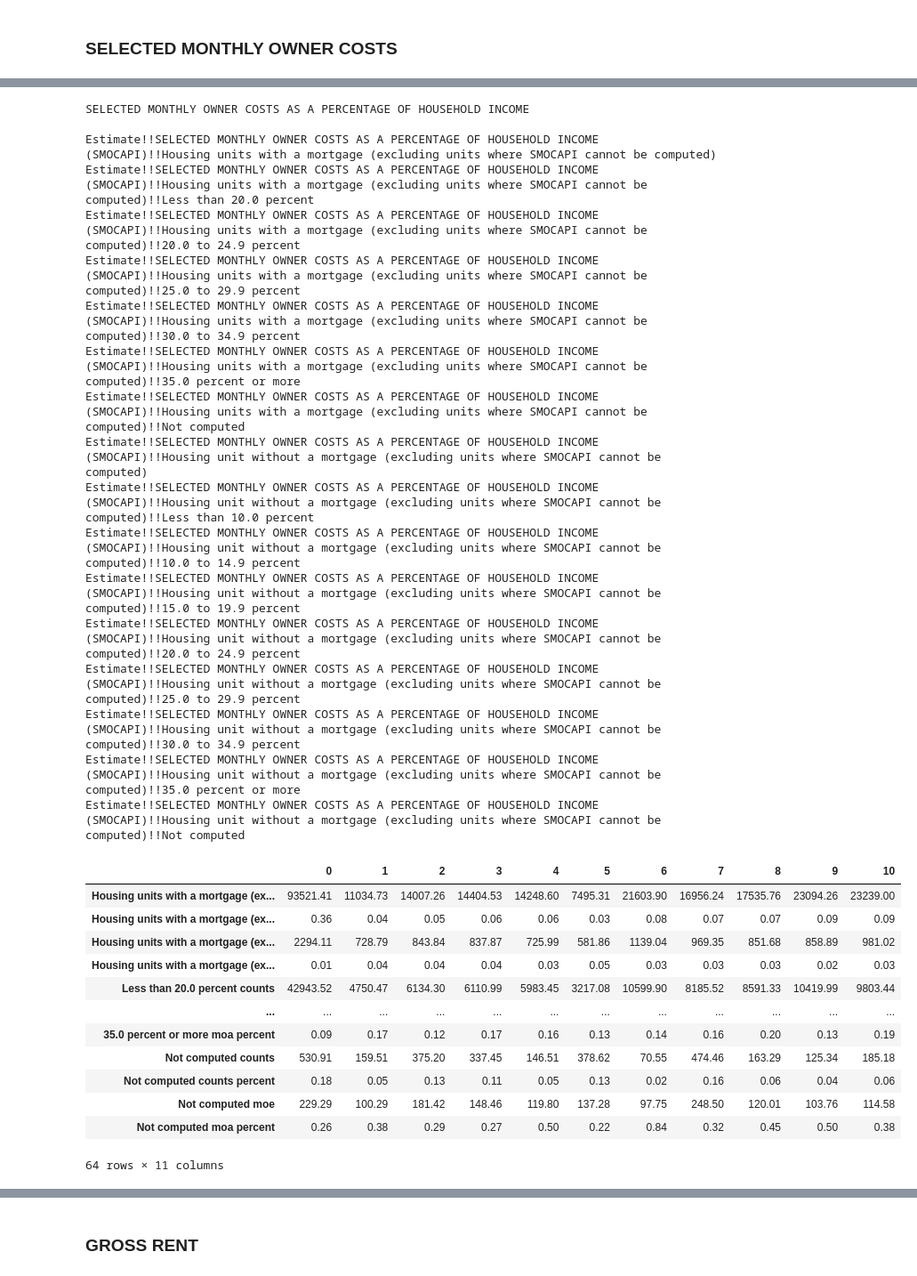
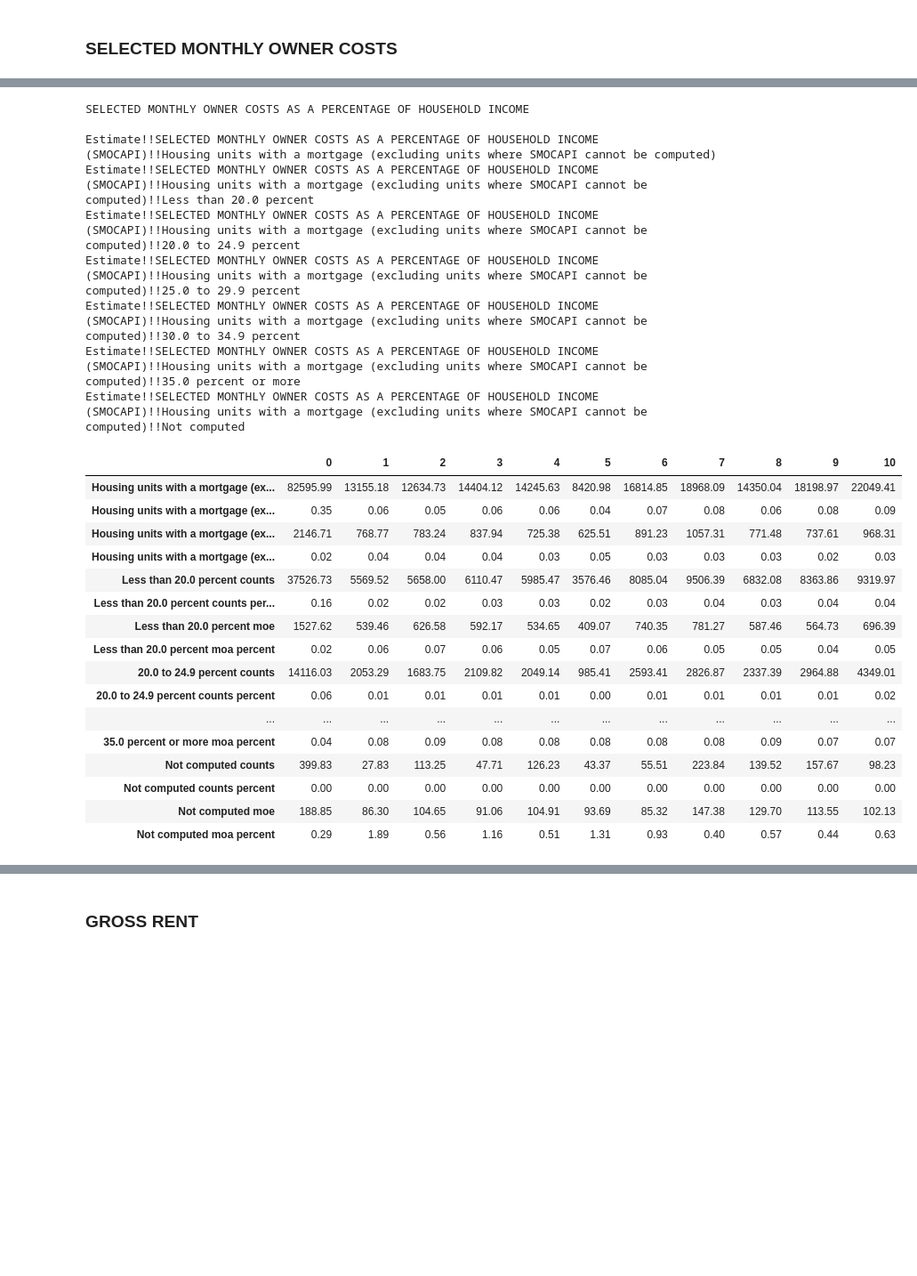
Before and after one commit to misty-garcia/sa2020-CCD, a Jupyter notebook: census_data_housing.ipynb, the cells around one changed output, grey strips where cells are left out. Shown at 89% size. Saved outputs shown, nothing was run; the diff lists cells and outputs as text; code cells hidden in the pictures; blank space fills up the shorter version.

Commit message:
updating demon

```diff
--- a/census_data_housing.ipynb
+++ b/census_data_housing.ipynb
@@ -11,14 +11,18 @@ import math
 # %% [markdown]
 This sheet tells which district each census tract aligns with and what percentage of the district is included. District 0 are census tracts outside of San Antonio.
 # %%
-dist = pd.read_excel('CMO_CDTractsPrecincts_220406.xlsx')
-dist = dist[['Council District',
-             'Tract 2020 ID\n(Use with 2020 Decennial Census)',
-             'Percentage of Tract 2020 in Council District']]
+dist = pd.read_excel('CMO_CDTractsPrecincts_May2023.xlsx')
+dist.columns = dist.columns.str.replace('\n','')\
+                .str.replace('\(.+', '_', regex=True)\
+                .str.lower().str.replace(' ', '_')\
+                .str.strip('_')
+dist = dist[['council_district2023',
+             'tract_2010_id',
+             'percentage_of_tract_2010_in_council_district_2023']]
 dist.columns = ['council','tract','percent']
 dist = dist.iloc[1:].reset_index(drop=True)
 dist.tract = dist.tract.astype(str)
-dist.council = np.where(dist.council == 'Outside CoSA', 0, dist.council)
+dist.council = np.where(dist.council.isnull(), 0, dist.council)
 dist.head()
 # %% [output]
 |  | council | tract | percent |
@@ -93,21 +97,25 @@ array(['HOUSING OCCUPANCY', 'UNITS IN STRUCTURE', 'YEAR STRUCTURE BUILT',
 # %% [markdown]
 ## Functions to combine everything
 # %%
-def cal_counts(label):
+def cal_counts(label, demon):
+    demon = demon.lower()
+
     #pull out estimate and moa
     name_est = label + 'e'
     name_moa = label + 'm'
 
     #find the corresponding title to census label
     string = labels [labels.column_name == name_est].label.iloc[0]
-#     label_title = re.findall('!!([\w\s]+)$',string)[0]
     if not string.split('!!')[3:]:
         label_title = string.split('!!')[-1]
     else:
         label_title = '!!'.join(string.split('!!')[3:])
 
     #isolate just one indicator
-    data = dataall[['geo_id', name_est, name_moa]].copy()
+    if demon == name_est:
+        data = dataall[['geo_id', name_est, name_moa]].copy()
+    else:
+        data = dataall[['geo_id', name_est, name_moa, demon]].copy()
 
     #join districts and indicator together
     df = dist.merge(data, how='inner', right_on='geo_id', left_on='tract')
@@ -117,9 +125,14 @@ def cal_counts(label):
     df['tru_count'] = df[name_est].astype(float) * df.percent
     df['tru_error'] = df[name_moa].astype(float) * df.percent
 
+    if demon == name_est:
+        total_counts = df['tru_count'].astype(int).sum()
+    else:
+        df['tru_demon'] = df[demon].astype(float) * df.percent
+        total_counts = df['tru_demon'].astype(int).sum()
+
     #for each council district, sum up counts, and calculate new moe
     council_counts = []
-    total_counts = df.tru_count.sum()
 
     for x in df.council.unique():
         subset = df [df.council == x]
@@ -140,12 +153,12 @@ def cal_counts(label):
 
     return dff
 # %%
-def cal_district_numbers(labels_check):
+def cal_district_numbers(labels_check, demon):
     district_totals = pd.DataFrame(np.arange(11))
     totals = []
 
     for label in labels_check:
-        dff = cal_counts(label)
+        dff = cal_counts(label, demon)
         name = dff.index.name
         dff.columns = [name + ' counts', name + ' counts percent', name + ' moe', name + ' moa percent']
         dff = dff.reset_index(drop=True)
@@ -729,12 +722,13 @@ print(grouping)
 print()
 
 current_labels = labels [labels.label.str.contains(grouping)]
+current_labels = current_labels.iloc[:-16]
 labels_check = current_labels.column_name.str[:-1]
 
 for titles in current_labels.label:
     print(titles)
 
-final14 = cal_district_numbers(labels_check)
+final14 = cal_district_numbers(labels_check, 'DP04_0093E')
 final14
 # %% [output]
 SELECTED MONTHLY OWNER COSTS
@@ -772,46 +768,42 @@ Estimate!!SELECTED MONTHLY OWNER COSTS AS A PERCENTAGE OF HOUSEHOLD INCOME (SMOC
 # %%
 grouping = groups[14]
 grouping = grouping[:-10]
 print(grouping)
 print()
 
 current_labels = labels [labels.label.str.contains(grouping)]
+current_labels = current_labels.iloc[:-9]
 labels_check = current_labels.column_name.str[:-1]
 
 for titles in current_labels.label:
     print(titles)
 
-final15 = cal_district_numbers(labels_check)
+final15 = cal_district_numbers(labels_check, 'DP04_0110E')
 final15
 # %% [output]
 SELECTED MONTHLY OWNER COSTS AS A PERCENTAGE OF HOUSEHOLD INCOME
 
 Estimate!!SELECTED MONTHLY OWNER COSTS AS A PERCENTAGE OF HOUSEHOLD INCOME (SMOCAPI)!!Housing units with a mortgage (excluding units where SMOCAPI cannot be computed)
 Estimate!!SELECTED MONTHLY OWNER COSTS AS A PERCENTAGE OF HOUSEHOLD INCOME (SMOCAPI)!!Housing units with a mortgage (excluding units where SMOCAPI cannot be computed)!!Less than 20.0 percent
 Estimate!!SELECTED MONTHLY OWNER COSTS AS A PERCENTAGE OF HOUSEHOLD INCOME (SMOCAPI)!!Housing units with a mortgage (excluding units where SMOCAPI cannot be computed)!!20.0 to 24.9 percent
 Estimate!!SELECTED MONTHLY OWNER COSTS AS A PERCENTAGE OF HOUSEHOLD INCOME (SMOCAPI)!!Housing units with a mortgage (excluding units where SMOCAPI cannot be computed)!!25.0 to 29.9 percent
 Estimate!!SELECTED MONTHLY OWNER COSTS AS A PERCENTAGE OF HOUSEHOLD INCOME (SMOCAPI)!!Housing units with a mortgage (excluding units where SMOCAPI cannot be computed)!!30.0 to 34.9 percent
 Estimate!!SELECTED MONTHLY OWNER COSTS AS A PERCENTAGE OF HOUSEHOLD INCOME (SMOCAPI)!!Housing units with a mortgage (excluding units where SMOCAPI cannot be computed)!!35.0 percent or more
 Estimate!!SELECTED MONTHLY OWNER COSTS AS A PERCENTAGE OF HOUSEHOLD INCOME (SMOCAPI)!!Housing units with a mortgage (excluding units where SMOCAPI cannot be computed)!!Not computed
-Estimate!!SELECTED MONTHLY OWNER COSTS AS A PERCENTAGE OF HOUSEHOLD INCOME (SMOCAPI)!!Housing unit without a mortgage (excluding units where SMOCAPI cannot be computed)
-Estimate!!SELECTED MONTHLY OWNER COSTS AS A PERCENTAGE OF HOUSEHOLD INCOME (SMOCAPI)!!Housing unit without a mortgage (excluding units where SMOCAPI cannot be computed)!!Less than 10.0 percent
-Estimate!!SELECTED MONTHLY OWNER COSTS AS A PERCENTAGE OF HOUSEHOLD INCOME (SMOCAPI)!!Housing unit without a mortgage (excluding units where SMOCAPI cannot be computed)!!10.0 to 14.9 percent
-Estimate!!SELECTED MONTHLY OWNER COSTS AS A PERCENTAGE OF HOUSEHOLD INCOME (SMOCAPI)!!Housing unit without a mortgage (excluding units where SMOCAPI cannot be computed)!!15.0 to 19.9 percent
-Estimate!!SELECTED MONTHLY OWNER COSTS AS A PERCENTAGE OF HOUSEHOLD INCOME (SMOCAPI)!!Housing unit without a mortgage (excluding units where SMOCAPI cannot be computed)!!20.0 to 24.9 percent
-Estimate!!SELECTED MONTHLY OWNER COSTS AS A PERCENTAGE OF HOUSEHOLD INCOME (SMOCAPI)!!Housing unit without a mortgage (excluding units where SMOCAPI cannot be computed)!!25.0 to 29.9 percent
-Estimate!!SELECTED MONTHLY OWNER COSTS AS A PERCENTAGE OF HOUSEHOLD INCOME (SMOCAPI)!!Housing unit without a mortgage (excluding units where SMOCAPI cannot be computed)!!30.0 to 34.9 percent
-Estimate!!SELECTED MONTHLY OWNER COSTS AS A PERCENTAGE OF HOUSEHOLD INCOME (SMOCAPI)!!Housing unit without a mortgage (excluding units where SMOCAPI cannot be computed)!!35.0 percent or more
-Estimate!!SELECTED MONTHLY OWNER COSTS AS A PERCENTAGE OF HOUSEHOLD INCOME (SMOCAPI)!!Housing unit without a mortgage (excluding units where SMOCAPI cannot be computed)!!Not computed
 |  | 0 | 1 | 2 | 3 | 4 | 5 | 6 | 7 | 8 | 9 | 10 |
-| Housing units with a mortgage (ex... | 93521.41 | 11034.73 | 14007.26 | 14404.53 | 14248.60 | 7495.31 | 21603.90 | 16956.24 | 17535.76 | 23094.26 | 23239.00 |
-| Housing units with a mortgage (ex... | 0.36 | 0.04 | 0.05 | 0.06 | 0.06 | 0.03 | 0.08 | 0.07 | 0.07 | 0.09 | 0.09 |
-| Housing units with a mortgage (ex... | 2294.11 | 728.79 | 843.84 | 837.87 | 725.99 | 581.86 | 1139.04 | 969.35 | 851.68 | 858.89 | 981.02 |
-| Housing units with a mortgage (ex... | 0.01 | 0.04 | 0.04 | 0.04 | 0.03 | 0.05 | 0.03 | 0.03 | 0.03 | 0.02 | 0.03 |
-| Less than 20.0 percent counts | 42943.52 | 4750.47 | 6134.30 | 6110.99 | 5983.45 | 3217.08 | 10599.90 | 8185.52 | 8591.33 | 10419.99 | 9803.44 |
+| Housing units with a mortgage (ex... | 82595.99 | 13155.18 | 12634.73 | 14404.12 | 14245.63 | 8420.98 | 16814.85 | 18968.09 | 14350.04 | 18198.97 | 22049.41 |
+| Housing units with a mortgage (ex... | 0.35 | 0.06 | 0.05 | 0.06 | 0.06 | 0.04 | 0.07 | 0.08 | 0.06 | 0.08 | 0.09 |
+| Housing units with a mortgage (ex... | 2146.71 | 768.77 | 783.24 | 837.94 | 725.38 | 625.51 | 891.23 | 1057.31 | 771.48 | 737.61 | 968.31 |
+| Housing units with a mortgage (ex... | 0.02 | 0.04 | 0.04 | 0.04 | 0.03 | 0.05 | 0.03 | 0.03 | 0.03 | 0.02 | 0.03 |
+| Less than 20.0 percent counts | 37526.73 | 5569.52 | 5658.00 | 6110.47 | 5985.47 | 3576.46 | 8085.04 | 9506.39 | 6832.08 | 8363.86 | 9319.97 |
+| Less than 20.0 percent counts per... | 0.16 | 0.02 | 0.02 | 0.03 | 0.03 | 0.02 | 0.03 | 0.04 | 0.03 | 0.04 | 0.04 |
+| Less than 20.0 percent moe | 1527.62 | 539.46 | 626.58 | 592.17 | 534.65 | 409.07 | 740.35 | 781.27 | 587.46 | 564.73 | 696.39 |
+| Less than 20.0 percent moa percent | 0.02 | 0.06 | 0.07 | 0.06 | 0.05 | 0.07 | 0.06 | 0.05 | 0.05 | 0.04 | 0.05 |
+| 20.0 to 24.9 percent counts | 14116.03 | 2053.29 | 1683.75 | 2109.82 | 2049.14 | 985.41 | 2593.41 | 2826.87 | 2337.39 | 2964.88 | 4349.01 |
+| 20.0 to 24.9 percent counts percent | 0.06 | 0.01 | 0.01 | 0.01 | 0.01 | 0.00 | 0.01 | 0.01 | 0.01 | 0.01 | 0.02 |
 | ... | ... | ... | ... | ... | ... | ... | ... | ... | ... | ... | ... |
-| 35.0 percent or more moa percent | 0.09 | 0.17 | 0.12 | 0.17 | 0.16 | 0.13 | 0.14 | 0.16 | 0.20 | 0.13 | 0.19 |
-| Not computed counts | 530.91 | 159.51 | 375.20 | 337.45 | 146.51 | 378.62 | 70.55 | 474.46 | 163.29 | 125.34 | 185.18 |
-| Not computed counts percent | 0.18 | 0.05 | 0.13 | 0.11 | 0.05 | 0.13 | 0.02 | 0.16 | 0.06 | 0.04 | 0.06 |
-| Not computed moe | 229.29 | 100.29 | 181.42 | 148.46 | 119.80 | 137.28 | 97.75 | 248.50 | 120.01 | 103.76 | 114.58 |
-| Not computed moa percent | 0.26 | 0.38 | 0.29 | 0.27 | 0.50 | 0.22 | 0.84 | 0.32 | 0.45 | 0.50 | 0.38 |
+| 35.0 percent or more moa percent | 0.04 | 0.08 | 0.09 | 0.08 | 0.08 | 0.08 | 0.08 | 0.08 | 0.09 | 0.07 | 0.07 |
+| Not computed counts | 399.83 | 27.83 | 113.25 | 47.71 | 126.23 | 43.37 | 55.51 | 223.84 | 139.52 | 157.67 | 98.23 |
+| Not computed counts percent | 0.00 | 0.00 | 0.00 | 0.00 | 0.00 | 0.00 | 0.00 | 0.00 | 0.00 | 0.00 | 0.00 |
+| Not computed moe | 188.85 | 86.30 | 104.65 | 91.06 | 104.91 | 93.69 | 85.32 | 147.38 | 129.70 | 113.55 | 102.13 |
+| Not computed moa percent | 0.29 | 1.89 | 0.56 | 1.16 | 0.51 | 1.31 | 0.93 | 0.40 | 0.57 | 0.44 | 0.63 |
-64 rows × 11 columns
```
Also changed, not shown: parts of 27 cells of this notebook, 2 other files.
